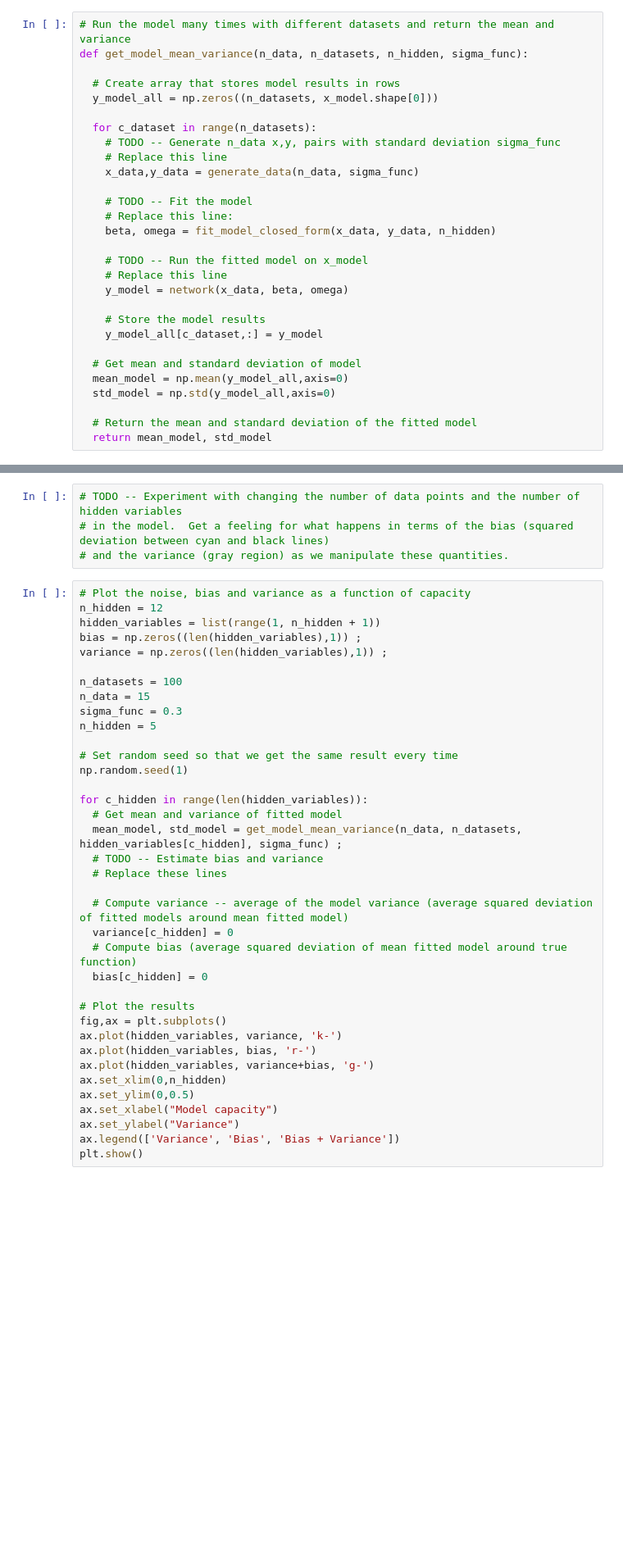
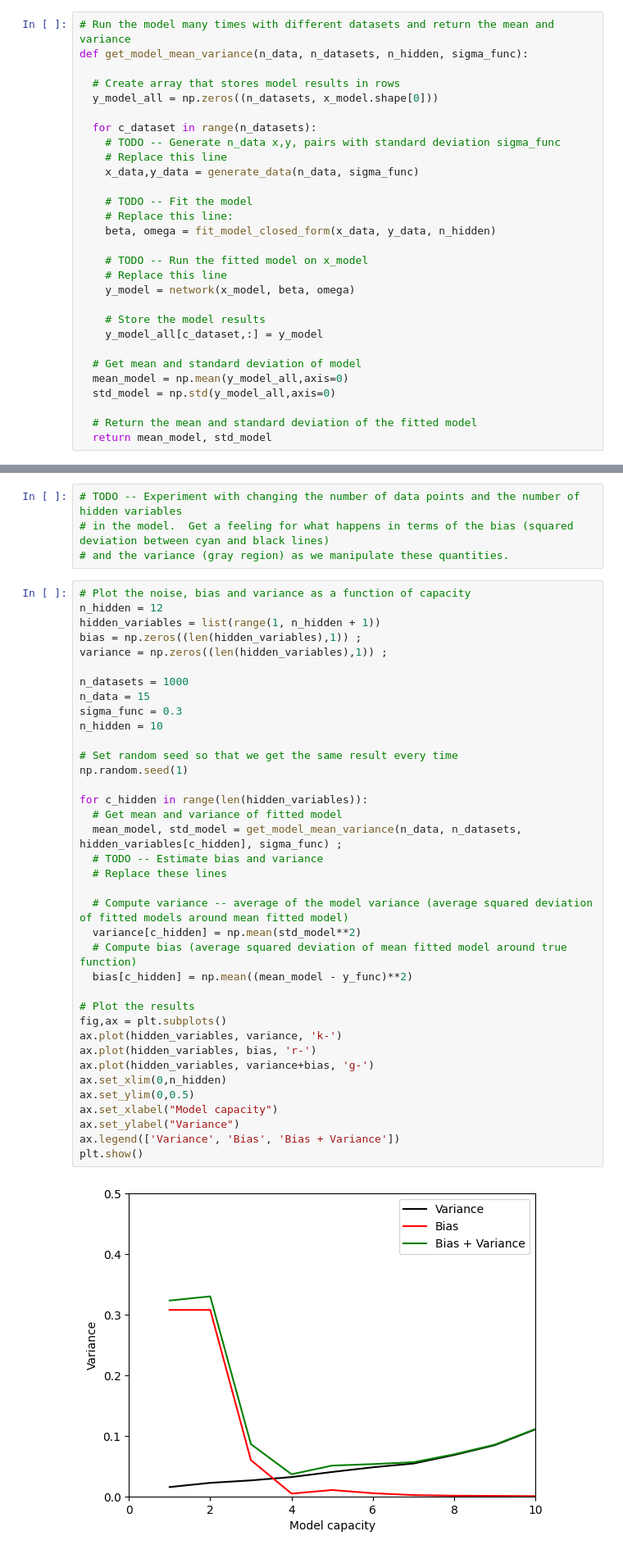
Before and after one commit to Agoth24/udl-notebooks, a Jupyter notebook: Chap08/8_2_Bias_Variance_Trade_Off.ipynb, the cells around one changed output, grey strips where cells are left out. Shown at 82% size. Cells and saved outputs as stored; diff of their text form; blank space fills up the shorter version.

```diff
--- a/Chap08/8_2_Bias_Variance_Trade_Off.ipynb
+++ b/Chap08/8_2_Bias_Variance_Trade_Off.ipynb
@@ -136,7 +134,7 @@ def get_model_mean_variance(n_data, n_datasets, n_hidden, sigma_func):
 
     # TODO -- Run the fitted model on x_model
     # Replace this line
-    y_model = network(x_data, beta, omega)
+    y_model = network(x_model, beta, omega)
 
     # Store the model results
     y_model_all[c_dataset,:] = y_model
@@ -172,34 +168,36 @@ n_hidden = 12
 hidden_variables = list(range(1, n_hidden + 1))
 bias = np.zeros((len(hidden_variables),1)) ;
 variance = np.zeros((len(hidden_variables),1)) ;
 
-n_datasets = 100
+n_datasets = 1000
 n_data = 15
 sigma_func = 0.3
-n_hidden = 5
+n_hidden = 10
 
 # Set random seed so that we get the same result every time
 np.random.seed(1)
 
 for c_hidden in range(len(hidden_variables)):
   # Get mean and variance of fitted model
   mean_model, std_model = get_model_mean_variance(n_data, n_datasets, hidden_variables[c_hidden], sigma_func) ;
   # TODO -- Estimate bias and variance
   # Replace these lines
 
   # Compute variance -- average of the model variance (average squared deviation of fitted models around mean fitted model)
-  variance[c_hidden] = 0
+  variance[c_hidden] = np.mean(std_model**2)
   # Compute bias (average squared deviation of mean fitted model around true function)
-  bias[c_hidden] = 0
+  bias[c_hidden] = np.mean((mean_model - y_func)**2)
 
 # Plot the results
 fig,ax = plt.subplots()
 ax.plot(hidden_variables, variance, 'k-')
 ax.plot(hidden_variables, bias, 'r-')
 ax.plot(hidden_variables, variance+bias, 'g-')
 ax.set_xlim(0,n_hidden)
 ax.set_ylim(0,0.5)
 ax.set_xlabel("Model capacity")
 ax.set_ylabel("Variance")
 ax.legend(['Variance', 'Bias', 'Bias + Variance'])
 plt.show()
+# %% [output]
+[figure, added]
```
Also changed, not shown: parts of 2 cells of this notebook, 3 other files.
